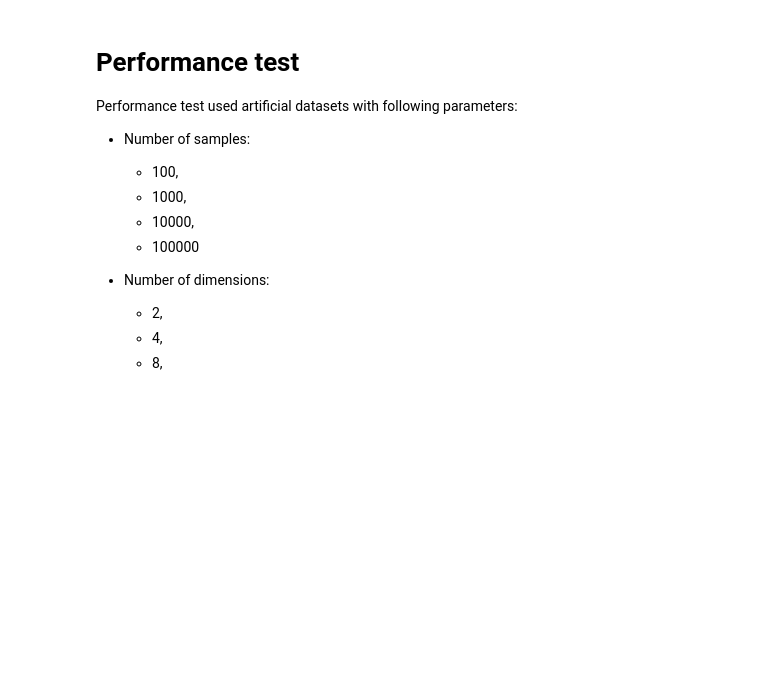
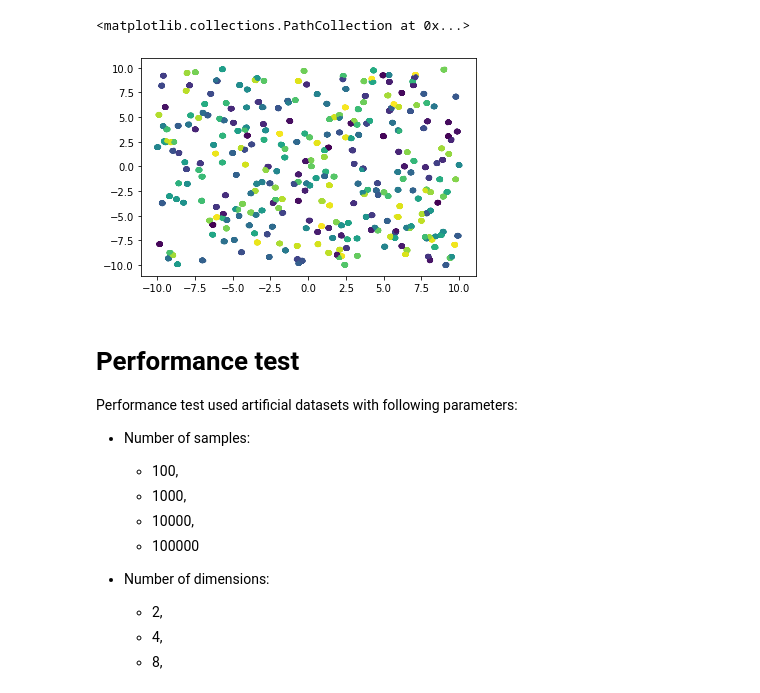
Before and after one commit to Delebrith/return-of-the-neighbours, a Jupyter notebook: experiments/performance_test.ipynb, the cells around one changed output. Saved outputs shown, nothing was run; the diff lists cells and outputs as text; code cells hidden in the pictures; blank space fills up the shorter version.

```diff
--- a/experiments/performance_test.ipynb
+++ b/experiments/performance_test.ipynb
@@ -12,6 +12,12 @@ import seaborn as sns
 
 sys.path.insert(0, os.path.join(os.getcwd(), "..", "kNN_NBC", "x64", "Release"))
 import pynbc
+# %%
+d, s = make_blobs(n_samples = int(1e5), centers = int(1e5 ** 0.5), n_features = 2, random_state = 12345, cluster_std = 10/(1e5 ** 0.5))
+plt.scatter(d[:,0], d[:,1], c=s, marker='.')
+# %% [output]
+<matplotlib.collections.PathCollection at 0x...>
+[figure, added]
 # %% [markdown]
 # Performance test
 
```
Also changed, not shown: parts of 19 cells of this notebook, 3 other files.
